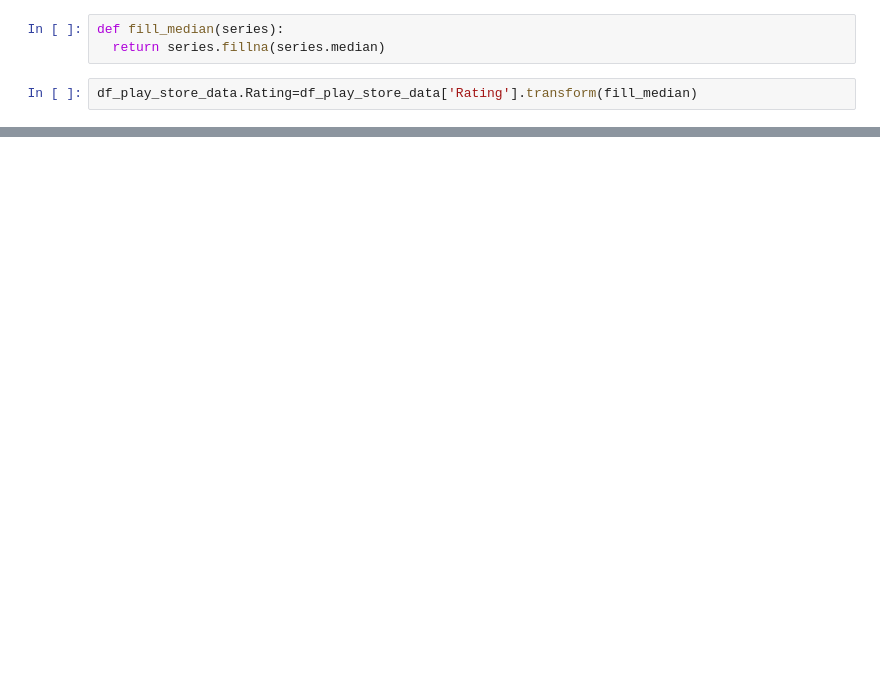
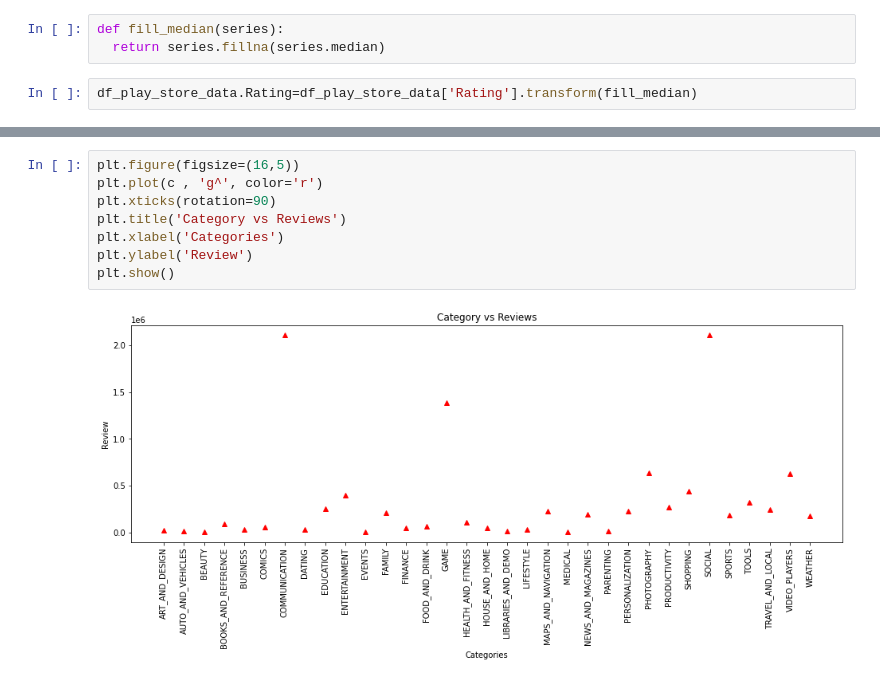
Before and after one commit to 1rv68/Play-Store-App-Review, a Jupyter notebook: Copy_of_Play_Store_App_Review_Analysis_Capstone_Project.ipynb, the cells around one changed output, grey strips where cells are left out. Saved outputs shown, nothing was run; the diff lists cells and outputs as text; blank space fills up the shorter version.

```diff
--- a/Copy_of_Play_Store_App_Review_Analysis_Capstone_Project.ipynb
+++ b/Copy_of_Play_Store_App_Review_Analysis_Capstone_Project.ipynb
@@ -208,0 +297,10 @@ dtype: object
+# %%
+plt.figure(figsize=(16,5))
+plt.plot(c , 'g^', color='r')
+plt.xticks(rotation=90)
+plt.title('Category vs Reviews')
+plt.xlabel('Categories')
+plt.ylabel('Review')
+plt.show()
+# %% [output]
+[figure, added]
```
Also changed, not shown: parts of 53 cells of this notebook.
